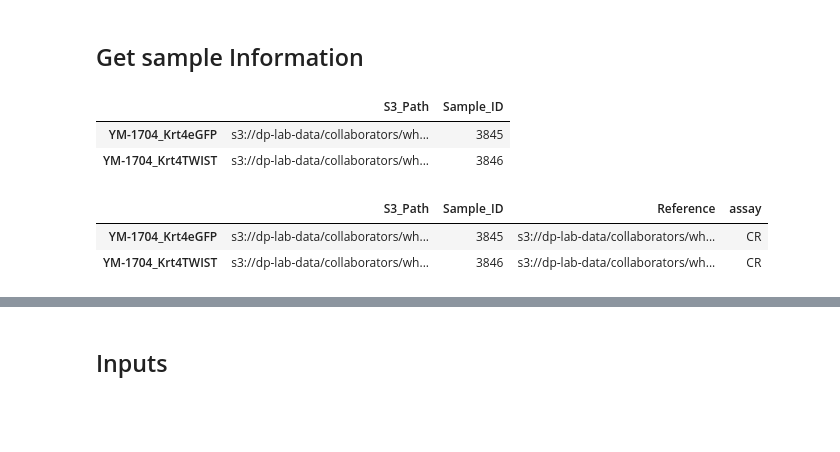
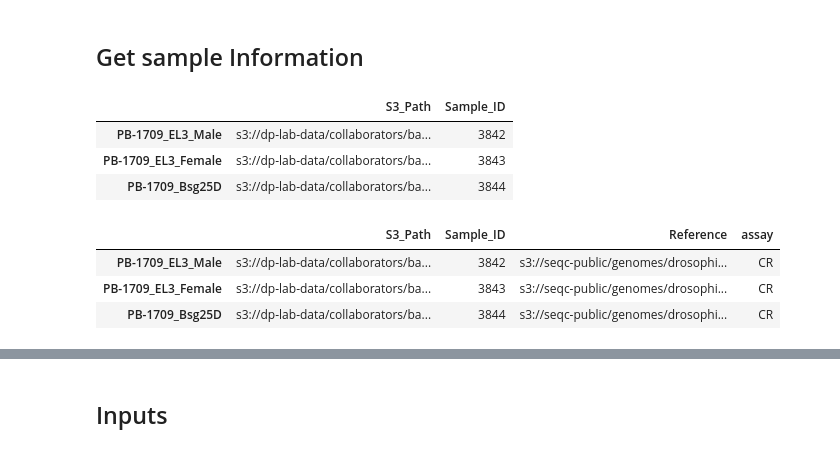
Before and after one commit to andrewmoorman/scing-notebooks, a Jupyter notebook: notebooks/Run_CellRangerGex.ipynb, the cells around one changed output, grey strips where cells are left out. Drawn from its saved outputs; the diff is of its cells as text; code cells hidden in the pictures; blank space fills up the shorter version.

```diff
--- a/notebooks/Run_CellRangerGex.ipynb
+++ b/notebooks/Run_CellRangerGex.ipynb
@@ -522,21 +544,24 @@ with open(db_credentials_path) as f:
 ## Get sample Information
 # %%
 # Common query col: id, request_id, Sample
-request_ids = ['YM-1704', ]
+# request_ids = ['YM-1704', ]
+request_ids = ['PB-1709', ]
 
 samples = format_sample_aws(request_ids, 'request_id', creds)
 samples
 # %% [output]
 |  | S3_Path | Sample_ID |
-| YM-1704_Krt4eGFP | s3://dp-lab-data/collaborators/wh... | 3845 |
-| YM-1704_Krt4TWIST | s3://dp-lab-data/collaborators/wh... | 3846 |
+| PB-1709_EL3_Male | s3://dp-lab-data/collaborators/ba... | 3842 |
+| PB-1709_EL3_Female | s3://dp-lab-data/collaborators/ba... | 3843 |
+| PB-1709_Bsg25D | s3://dp-lab-data/collaborators/ba... | 3844 |
 # %%
 samples = format_assay_barcode(samples, creds)
 samples
 # %% [output]
 |  | S3_Path | Sample_ID | Reference | assay |
-| YM-1704_Krt4eGFP | s3://dp-lab-data/collaborators/wh... | 3845 | s3://dp-lab-data/collaborators/wh... | CR |
-| YM-1704_Krt4TWIST | s3://dp-lab-data/collaborators/wh... | 3846 | s3://dp-lab-data/collaborators/wh... | CR |
+| PB-1709_EL3_Male | s3://dp-lab-data/collaborators/ba... | 3842 | s3://seqc-public/genomes/drosophi... | CR |
+| PB-1709_EL3_Female | s3://dp-lab-data/collaborators/ba... | 3843 | s3://seqc-public/genomes/drosophi... | CR |
+| PB-1709_Bsg25D | s3://dp-lab-data/collaborators/ba... | 3844 | s3://seqc-public/genomes/drosophi... | CR |
 # %%
 # Get FASTQ paths from S3
 # Note: Uses same FASTQ file ids for all samples
```
Also changed, not shown: parts of 18 cells of this notebook.
